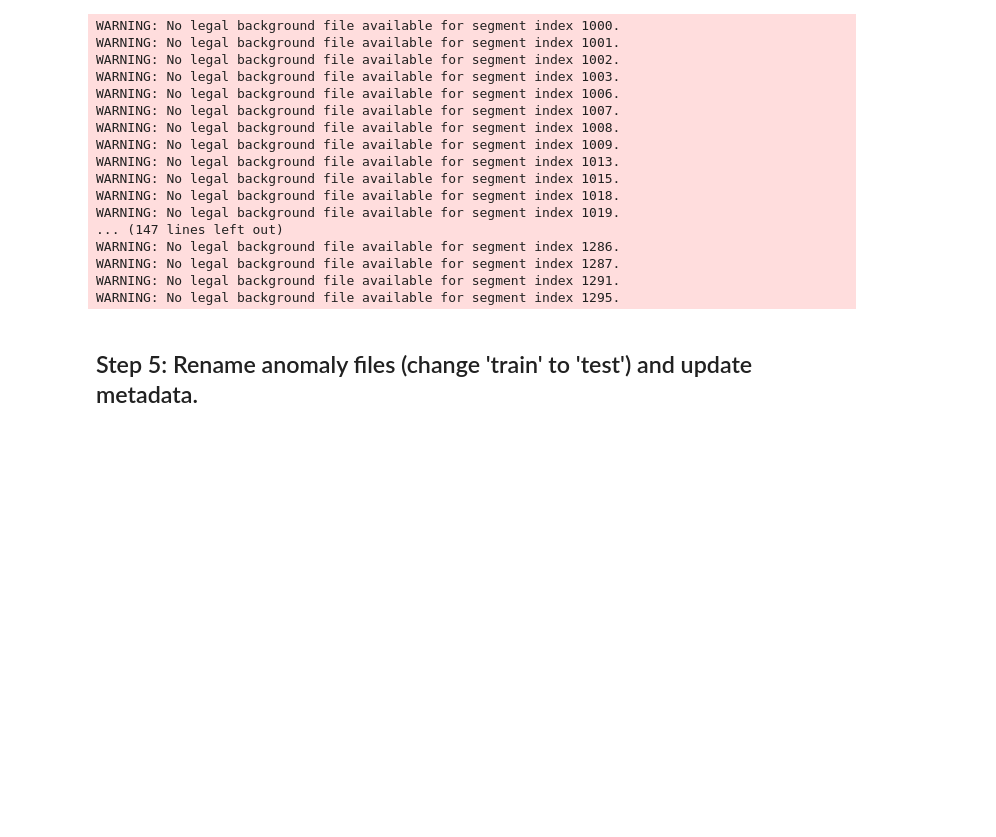
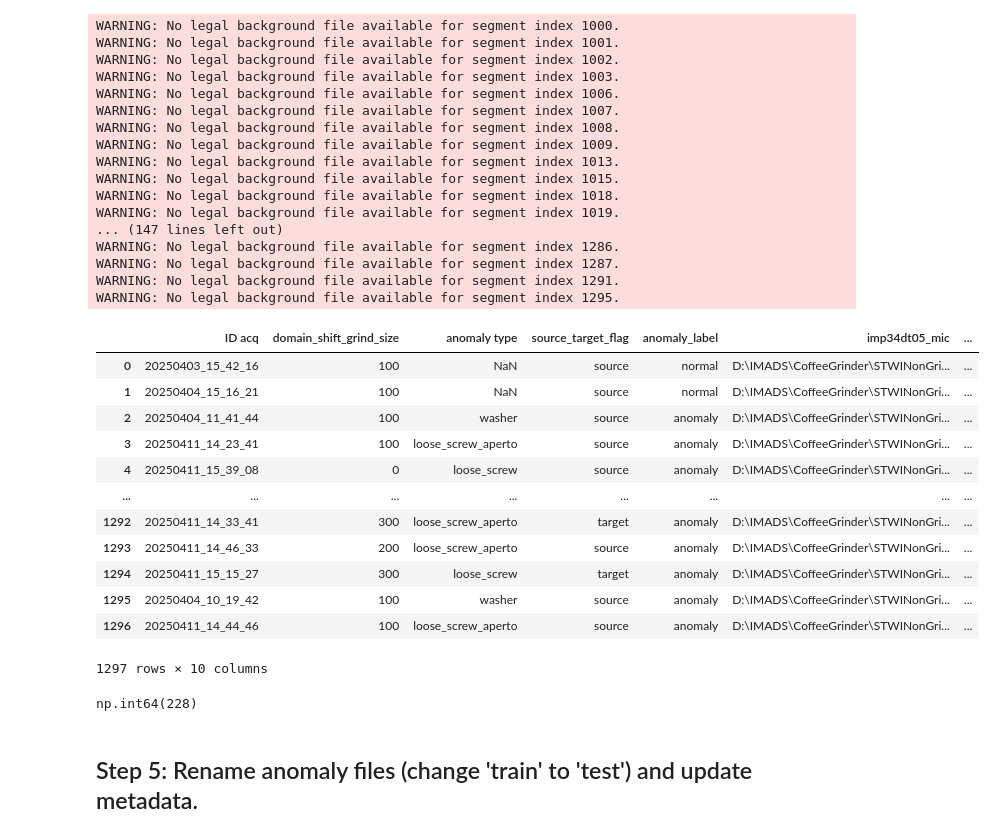
Before and after one commit to augustif/dcase2023_task2_baseline_ae, a Jupyter notebook: data_analysis_2_multisensor.ipynb, the cells around one changed output. Drawn from its saved outputs; the diff is of its cells as text; code cells hidden in the pictures; blank space fills up the shorter version.

```diff
--- a/data_analysis_2_multisensor.ipynb
+++ b/data_analysis_2_multisensor.ipynb
@@ -452,6 +452,30 @@ WARNING: No legal background file available for segment index 1295.
 # %%
 segments_df['segment_ID']=segments_df['imp34dt05_mic'].apply(lambda x: x.split('\\')[-1].split('_bkg_')[0].replace('imp34dt05_mic_',''))
 # create a column 'segment_id' for each row of segments_df that takes the initial part of the filename (before '_bkg_' from 'imp34dt05_mic' value, and removes 'imp34dt05_mic_'
-segments_df.to_csv(os.path.join('.', 'segments_with_bkg.csv'), index=False)
+# segments_df.to_csv(os.path.join(BASE_DIR, 'segments_with_bkg.csv'), index=False)
+
+segments_df
+# %% [output]
+|  | ID acq | domain_shift_grind_size | anomaly type | source_target_flag | anomaly_label | imp34dt05_mic | ... |
+| 0 | 20250403_15_42_16 | 100 | NaN | source | normal | D:\IMADS\CoffeeGrinder\STWINonGri... | ... |
+| 1 | 20250404_15_16_21 | 100 | NaN | source | normal | D:\IMADS\CoffeeGrinder\STWINonGri... | ... |
+| 2 | 20250404_11_41_44 | 100 | washer | source | anomaly | D:\IMADS\CoffeeGrinder\STWINonGri... | ... |
+| 3 | 20250411_14_23_41 | 100 | loose_screw_aperto | source | anomaly | D:\IMADS\CoffeeGrinder\STWINonGri... | ... |
+| 4 | 20250411_15_39_08 | 0 | loose_screw | source | anomaly | D:\IMADS\CoffeeGrinder\STWINonGri... | ... |
+| ... | ... | ... | ... | ... | ... | ... | ... |
+| 1292 | 20250411_14_33_41 | 300 | loose_screw_aperto | target | anomaly | D:\IMADS\CoffeeGrinder\STWINonGri... | ... |
+| 1293 | 20250411_14_46_33 | 200 | loose_screw_aperto | source | anomaly | D:\IMADS\CoffeeGrinder\STWINonGri... | ... |
+| 1294 | 20250411_15_15_27 | 300 | loose_screw | target | anomaly | D:\IMADS\CoffeeGrinder\STWINonGri... | ... |
+| 1295 | 20250404_10_19_42 | 100 | washer | source | anomaly | D:\IMADS\CoffeeGrinder\STWINonGri... | ... |
+| 1296 | 20250411_14_44_46 | 100 | loose_screw_aperto | source | anomaly | D:\IMADS\CoffeeGrinder\STWINonGri... | ... |
+1297 rows × 10 columns
+# %%
+segments_df['a']=segments_df['source_target_flag'] +'_'+ segments_df['anomaly_label']
+
+# find the number of nan in segments_df['background ID']
+nan_count = segments_df['background ID'].isna().sum()
+nan_count
+# %% [output]
+np.int64(228)
 # %% [markdown]
 <h2>Step 5: Rename anomaly files (change 'train' to 'test') and update metadata.</h2>
```
Also changed, not shown: parts of 4 cells of this notebook.
